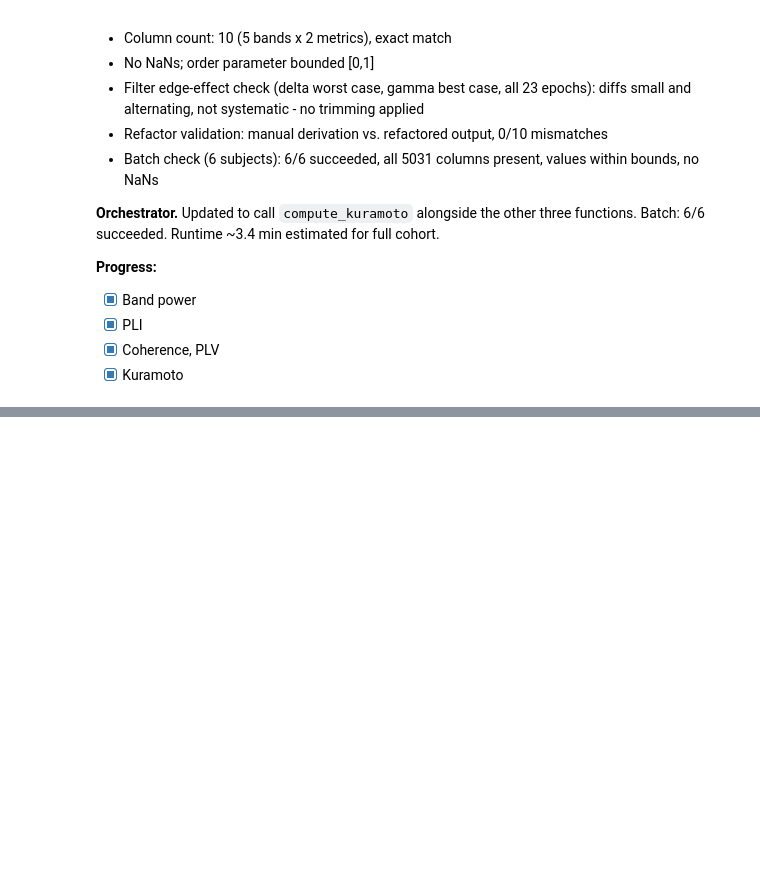
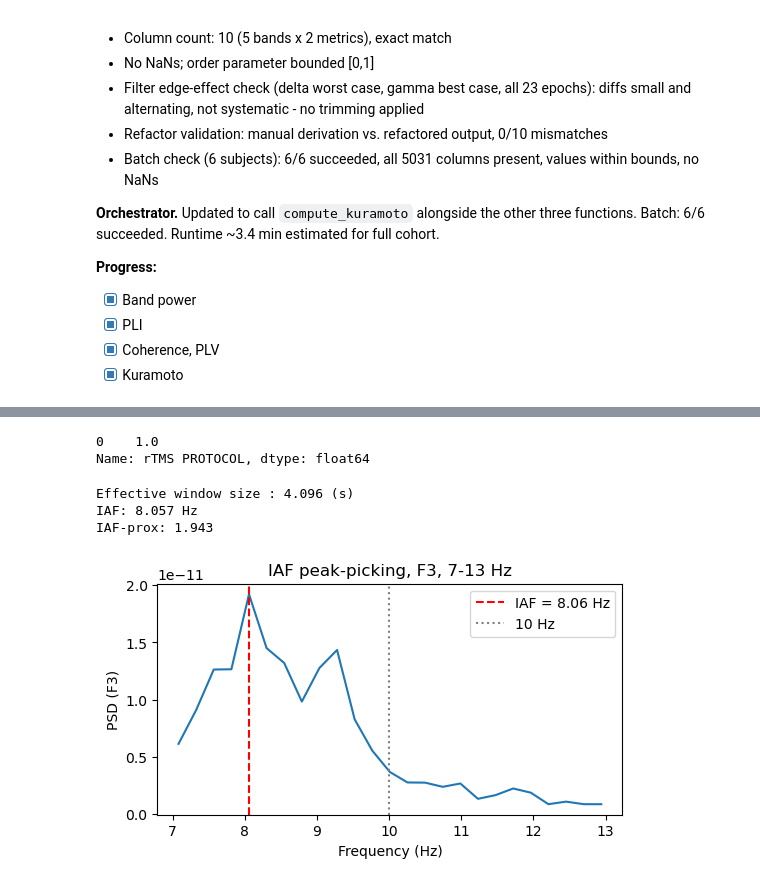
Before and after one commit to romy-weinstock/eeg-rtms-response-prediction, a Jupyter notebook: notebooks/06_feature_extraction_pilot.ipynb, the cells around one changed output, grey strips where cells are left out. Cells and saved outputs as stored; diff of their text form; code cells hidden in the pictures; blank space fills up the shorter version.

```diff
--- a/notebooks/06_feature_extraction_pilot.ipynb
+++ b/notebooks/06_feature_extraction_pilot.ipynb
@@ -1515,0 +1541,44 @@ full cohort.
+# %%
+# Check pilot subjet is in protocol 1
+cohort_df = pd.read_excel(data_dir / "cohort_filtered_n163.xlsx")
+cohort_df[cohort_df['TDBRAIN_ID'] == 'sub-87999321']['rTMS PROTOCOL']
+# %% [output]
+0    1.0
+Name: rTMS PROTOCOL, dtype: float64
+# %%
+#Pilot subject is in protocol 1 so it will be used
+# IAF-proximity: manual derivation, pilot subject (sub-87999321, protocol 1)
+# PSD -> restrict to F3, 7-13 Hz -> peak frequency -> IAF-prox = |IAF - 10|
+
+spectrum = epochs.compute_psd(method='welch')
+freqs = spectrum.freqs
+psd_data = spectrum.get_data()  # (n_epochs, n_channels, n_freqs)
+
+f3_idx = spectrum.ch_names.index('F3')
+alpha_mask = (freqs >= 7) & (freqs <= 13)
+
+# Mean PSD across epochs first, then restrict to F3 and the 7-13 Hz window
+psd_f3 = psd_data[:, f3_idx, :].mean(axis=0)  # (n_freqs,)
+psd_f3_alpha = psd_f3[alpha_mask]
+freqs_alpha = freqs[alpha_mask]
+
+iaf = freqs_alpha[np.argmax(psd_f3_alpha)]
+iaf_prox = abs(iaf - 10)
+
+print(f"IAF: {iaf:.3f} Hz")
+print(f"IAF-prox: {iaf_prox:.3f}")
+
+plt.figure(figsize=(6, 3))
+plt.plot(freqs_alpha, psd_f3_alpha)
+plt.axvline(iaf, color='red', linestyle='--', label=f'IAF = {iaf:.2f} Hz')
+plt.axvline(10, color='gray', linestyle=':', label='10 Hz')
+plt.xlabel('Frequency (Hz)')
+plt.ylabel('PSD (F3)')
+plt.title('IAF peak-picking, F3, 7-13 Hz')
+plt.legend()
+plt.show()
+# %% [output]
+Effective window size : 4.096 (s)
+IAF: 8.057 Hz
+IAF-prox: 1.943
+[figure, added]
```
Also changed, not shown: parts of 16 cells of this notebook, 5 other files.
